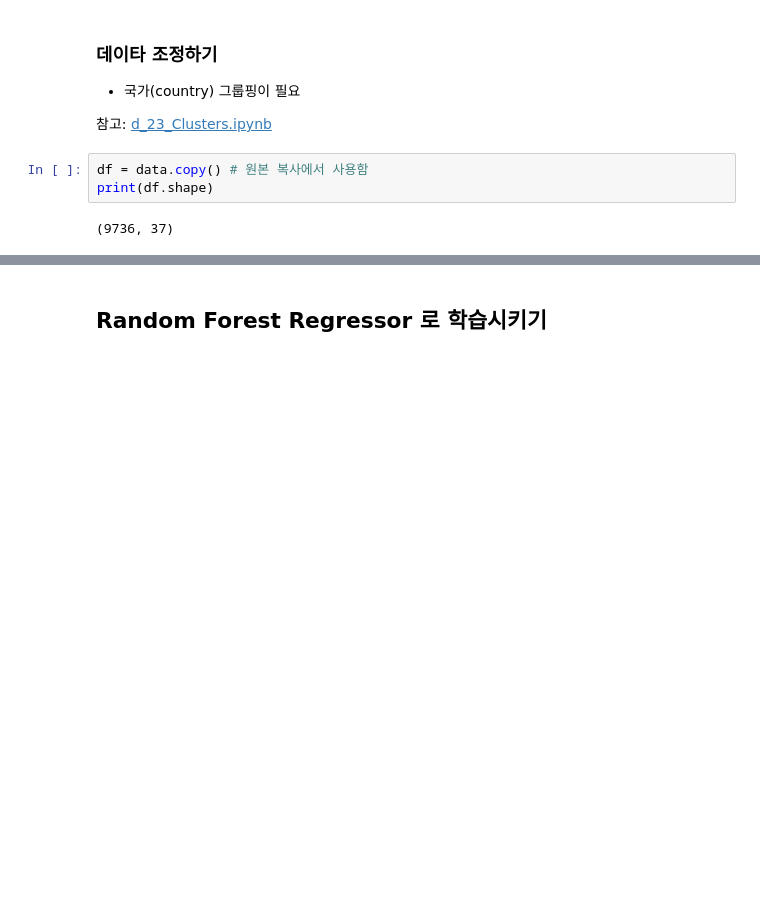
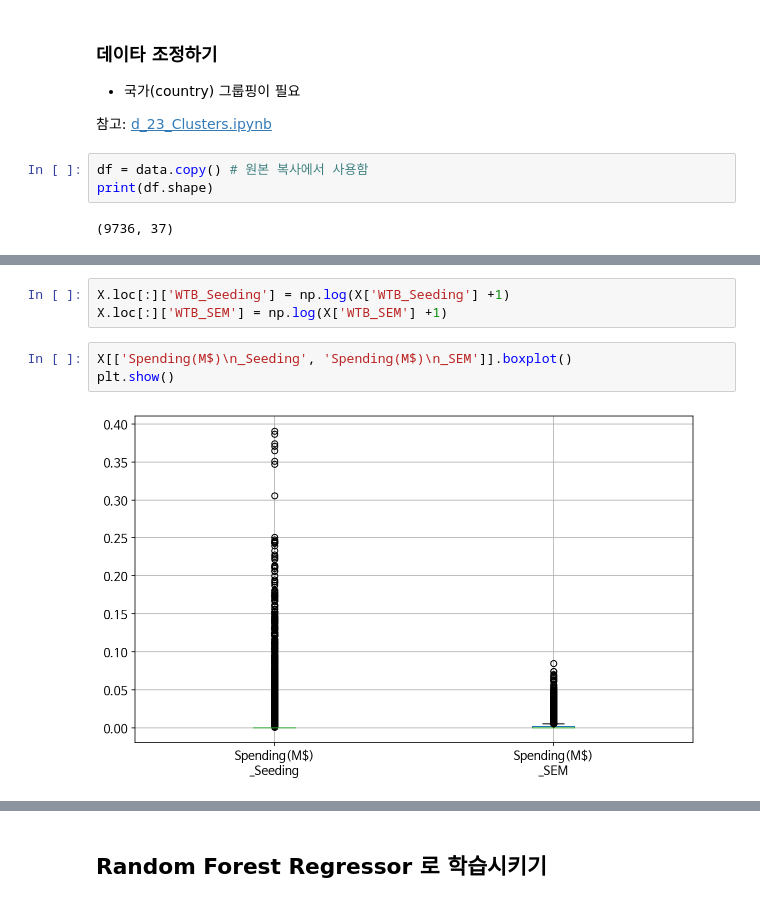
Before and after one commit to ggandyt/StillWork_Team_5, a Jupyter notebook: team_project.ipynb, the cells around one changed output, grey strips where cells are left out. Saved outputs shown, nothing was run; the diff lists cells and outputs as text; blank space fills up the shorter version.

```diff
--- a/team_project.ipynb
+++ b/team_project.ipynb
@@ -59,0 +281,8 @@ print(df.shape)
+# %%
+X.loc[:]['WTB_Seeding'] = np.log(X['WTB_Seeding'] +1)
+X.loc[:]['WTB_SEM'] = np.log(X['WTB_SEM'] +1)
+# %%
+X[['Spending(M$)\n_Seeding', 'Spending(M$)\n_SEM']].boxplot()
+plt.show()
+# %% [output]
+[figure, added]
```
Also changed, not shown: parts of 38 cells of this notebook.
